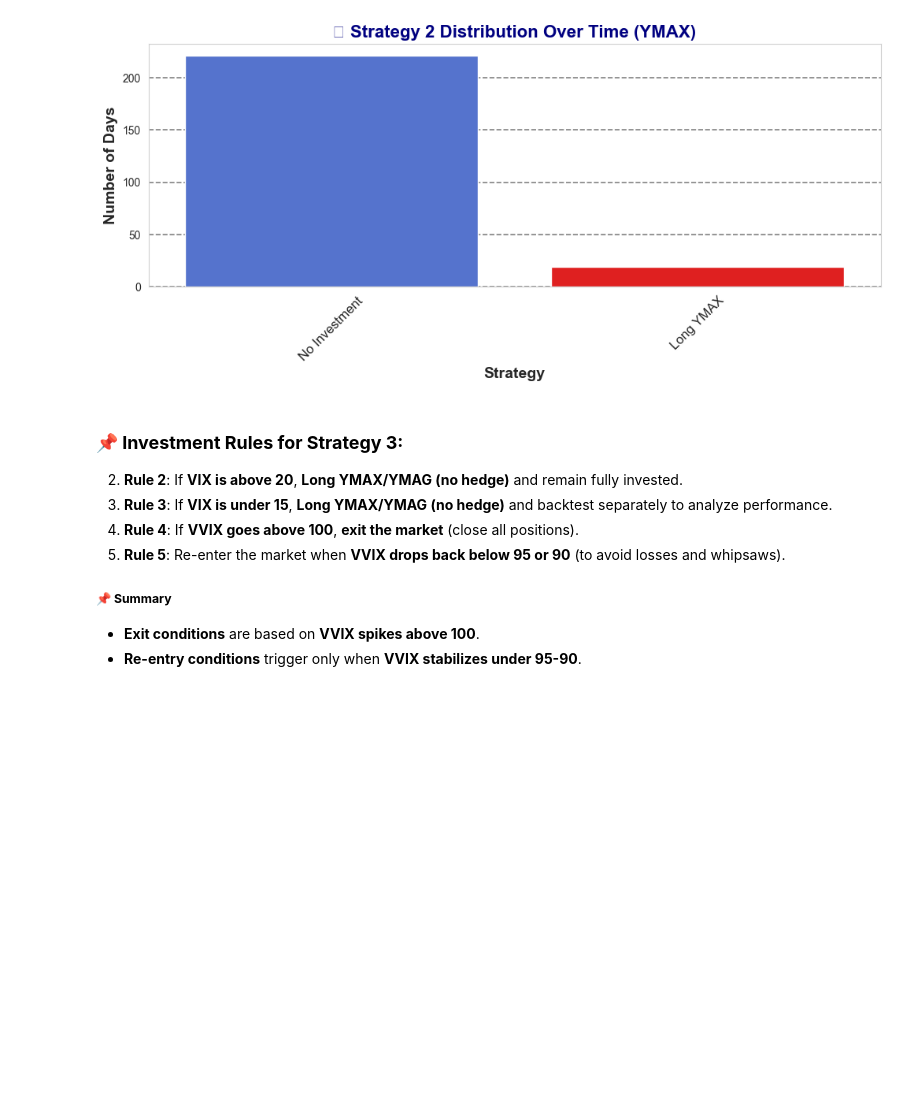
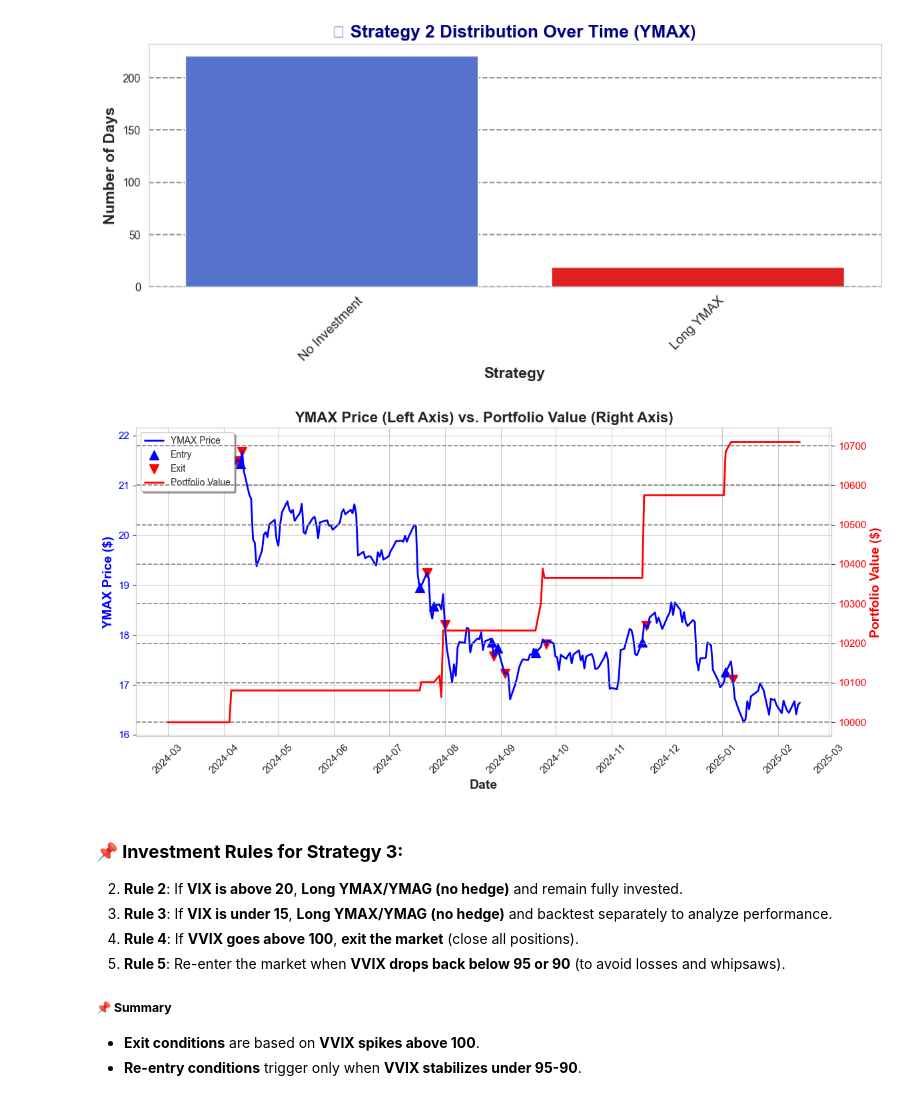
Before and after one commit to BensonMunene/Ratios-Strategy-App, a Jupyter notebook: Codes/Backtesting Strategy 2.ipynb, the cells around one changed output. Saved outputs shown, nothing was run; the diff lists cells and outputs as text; code cells hidden in the pictures; blank space fills up the shorter version.

```diff
--- a/Codes/Backtesting Strategy 2.ipynb
+++ b/Codes/Backtesting Strategy 2.ipynb
@@ -616,6 +616,103 @@ plt.show()
 # %% [output]
 [figure]
 [figure]
+# %%
+# ---------------------------------------------
+# STEP A: Identify Entry and Exit Days
+# ---------------------------------------------
+# Entry Day = Yesterday was out of market, today is in market
+ymax_df["Entry"] = (ymax_df["In_Market"].shift(1) == False) & (ymax_df["In_Market"] == True)
+
+# Exit Day = Yesterday was in market, today is out of market
+ymax_df["Exit"] = (ymax_df["In_Market"].shift(1) == True) & (ymax_df["In_Market"] == False)
+
+# ---------------------------------------------
+# STEP B: Prepare Data for Plotting
+# ---------------------------------------------
+entry_days = ymax_df[ymax_df["Entry"] == True]
+exit_days  = ymax_df[ymax_df["Exit"] == True]
+
+# Sort data by date (just to be safe)
+ymax_df.sort_values("Date", inplace=True)
+ymax_df.reset_index(drop=True, inplace=True)
+
+# ---------------------------------------------
+# STEP C: Create the Dual-Axis Plot
+# ---------------------------------------------
+sns.set_style("whitegrid")
+fig, ax1 = plt.subplots(figsize=(12, 6))
+
+# LEFT Y-AXIS: Plot YMAX Price
+ax1.set_xlabel("Date", fontsize=14, fontweight="bold")
+ax1.set_ylabel("YMAX Price ($)", fontsize=14, fontweight="bold", color="blue")
+
+# Plot YMAX Price line
+line1, = ax1.plot(
+    ymax_df["Date"],
+    ymax_df["YMAX"],
+    color="blue",
+    linewidth=2,
+    label="YMAX Price"
+)
+
+# Add entry (^) and exit (v) markers on YMAX
+ax1.scatter(
+    entry_days["Date"],
+    entry_days["YMAX"],
+    marker="^",
+    color="blue",
+    s=100,
+    label="Entry"
+)
+ax1.scatter(
+    exit_days["Date"],
+    exit_days["YMAX"],
+    marker="v",
+    color="red",
+    s=100,
+    label="Exit"
+)
+
+# Make the left y-axis text blue for clarity
+ax1.tick_params(axis='y', labelcolor="blue")
+
+# Format the date axis
+ax1.xaxis.set_major_locator(mdates.MonthLocator())
+ax1.xaxis.set_major_formatter(mdates.DateFormatter("%Y-%m"))
+plt.xticks(rotation=45, fontsize=11)
+plt.yticks(fontsize=11)
+
+# ---------------------------------------------
+# RIGHT Y-AXIS: Plot Portfolio Value
+# ---------------------------------------------
+ax2 = ax1.twinx()  # share the same x-axis
+ax2.set_ylabel("Portfolio Value ($)", fontsize=14, fontweight="bold", color="red")
+
+line2, = ax2.plot(
+    ymax_df["Date"],
+    ymax_df["Portfolio_Value"],
+    color="red",
+    linewidth=2,
+    label="Portfolio Value"
+)
+ax2.tick_params(axis='y', labelcolor="red")
+plt.yticks(fontsize=11)
+
+# ---------------------------------------------
+# STEP D: Enhance the Plot
+# ---------------------------------------------
+plt.title("YMAX Price (Left Axis) vs. Portfolio Value (Right Axis)", fontsize=16, fontweight="bold")
+plt.grid(True, linestyle="--", linewidth=1.2, color="gray")
+
+# Combine legends from both axes
+lines_1, labels_1 = ax1.get_legend_handles_labels()
+lines_2, labels_2 = ax2.get_legend_handles_labels()
+ax1.legend(lines_1 + lines_2, labels_1 + labels_2, loc="upper left", frameon=True, shadow=True)
+
+plt.tight_layout()
+plt.show()
+# %% [output]
+[figure, added]
 # %% [markdown]
 ### **📌 Investment Rules for Strategy 3:**
 2. **Rule 2**: If **VIX is above 20**, **Long YMAX/YMAG (no hedge)** and remain fully invested.
```
Also changed, not shown: 1 other file.
